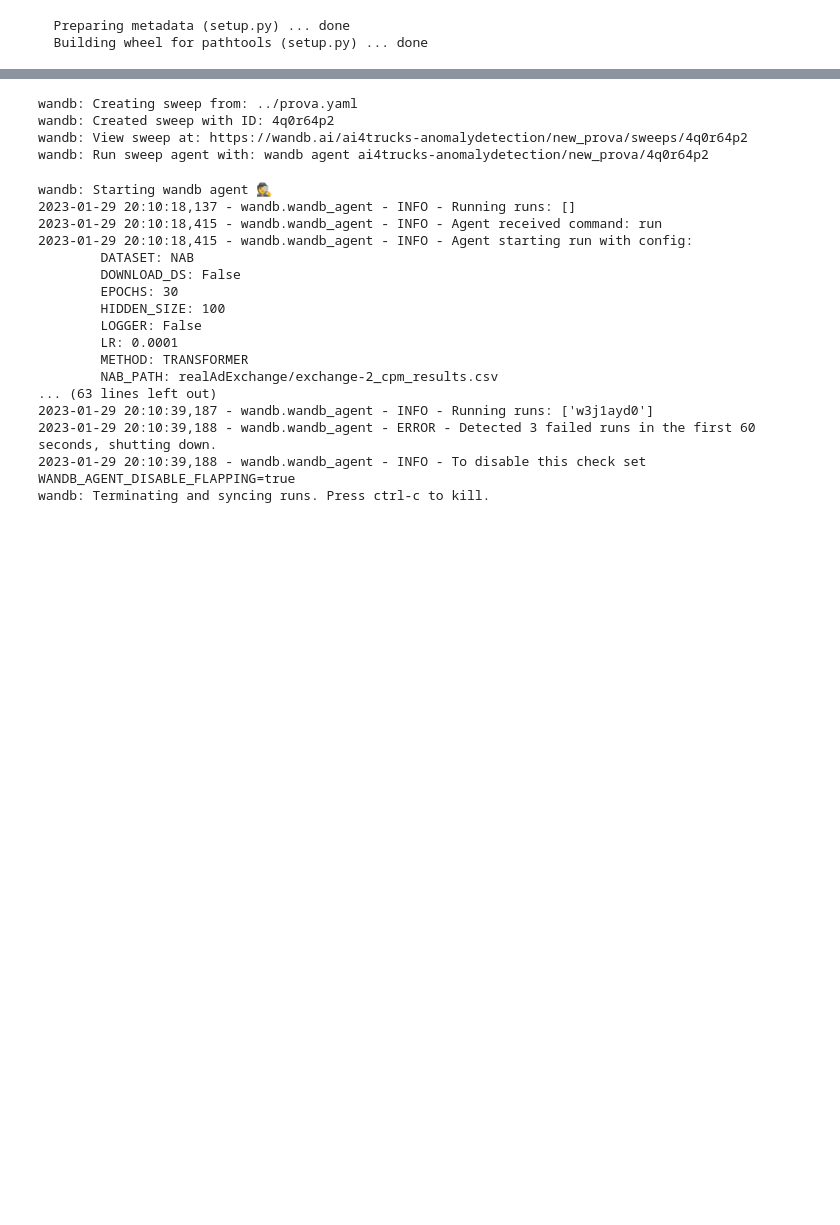
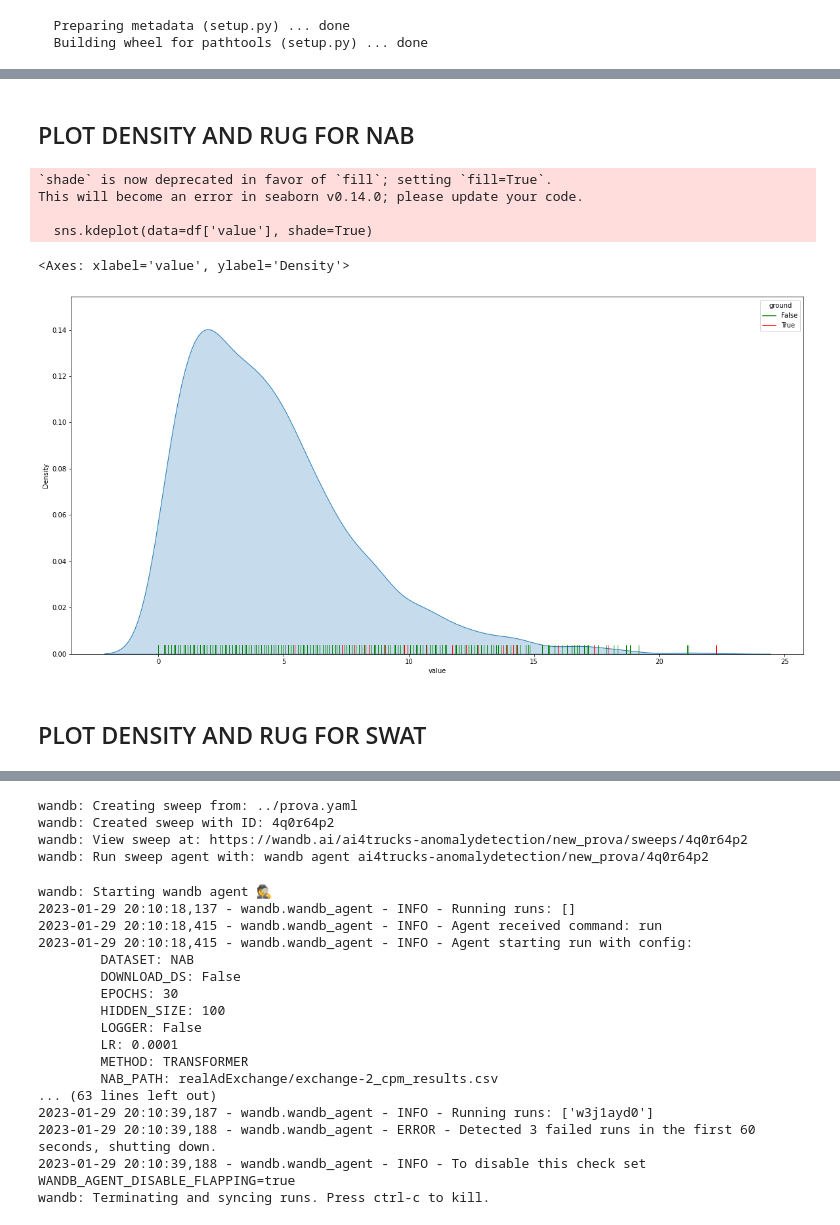
Before and after one commit to antonioalbanese/Time-Series-Anomaly-Detection-An-experimental-survey, a Jupyter notebook: Experiment.ipynb, the cells around one changed output, grey strips where cells are left out. Cells and saved outputs as stored; diff of their text form; code cells hidden in the pictures; blank space fills up the shorter version.

```diff
--- a/Experiment.ipynb
+++ b/Experiment.ipynb
@@ -55,3 +55,41 @@ data/SWAT/SWaT_Dataset_Normal_v1.csv
 [==================================================] 163.77MB/163.77MB
 data/SWAT/SWaT_Dataset_Attack_v0.csv
 [==================================================] 127.27MB/127.27MB
+# %% [markdown]
+## PLOT DENSITY AND RUG FOR NAB
+# %%
+import json
+import pandas as pd
+import matplotlib.pyplot as plt
+import seaborn as sns
+with open("./NAB/combined_windows.json") as FI:
+  j_label = json.load(FI)
+
+window_size = 100
+step = 100
+data_path = "realTraffic/occupancy_6005.csv"
+key = data_path
+windows = j_label[key]
+df = pd.read_csv("./NAB/" + data_path)
+df['timestamp'] = pd.to_datetime(df['timestamp'])
+ground_truth = np.zeros(len(df), dtype=bool)
+for w in windows:
+  start = pd.to_datetime(w[0])
+  end = pd.to_datetime(w[1])
+  for idx in df.index:
+    if df.loc[idx, 'timestamp'] >= start and df.loc[idx, 'timestamp'] <= end:
+      ground_truth[idx] = True
+df['ground'] = ground_truth
+
+fig = plt.figure(figsize=(20,10))
+sns.kdeplot(data=df['value'], shade=True)
+sns.rugplot(data=df, x='value', hue='ground', palette=['green','red'])
+# %% [output]
+`shade` is now deprecated in favor of `fill`; setting `fill=True`.
+This will become an error in seaborn v0.14.0; please update your code.
+
+  sns.kdeplot(data=df['value'], shade=True)
+<Axes: xlabel='value', ylabel='Density'>
+[figure, added]
+# %% [markdown]
+## PLOT DENSITY AND RUG FOR SWAT
```
Also changed, not shown: parts of 9 cells of this notebook.
